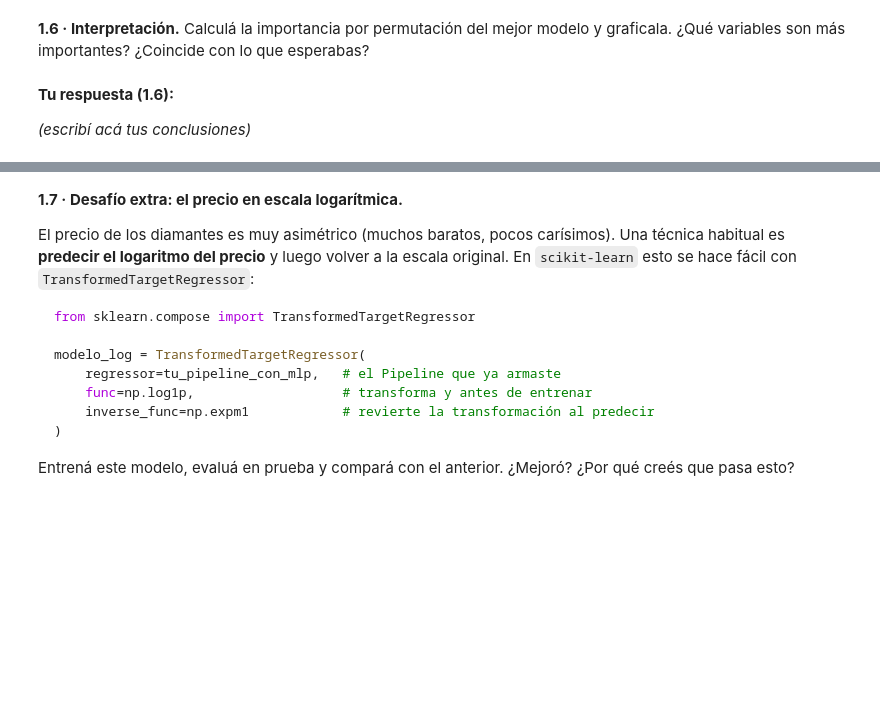
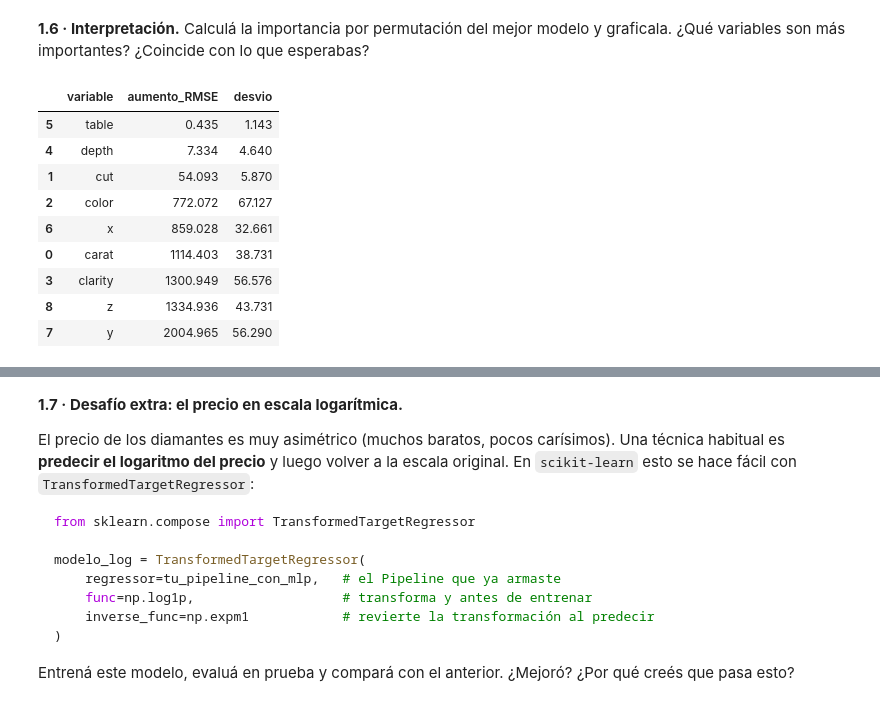
Before and after one commit to enrifonseca/AprendizajeAutomatico1, a Jupyter notebook: ISSD_AA1_Taller_redes_neuronales_sklearn_regresión.ipynb, the cells around one changed output, grey strips where cells are left out. Saved outputs shown, nothing was run; the diff lists cells and outputs as text; code cells hidden in the pictures; blank space fills up the shorter version.

```diff
--- a/ISSD_AA1_Taller_redes_neuronales_sklearn_regresión.ipynb
+++ b/ISSD_AA1_Taller_redes_neuronales_sklearn_regresión.ipynb
@@ -1082,0 +1155,17 @@ El MLP inicial le gana a la regresion lineal ya que obtiene menores errores RMSE
+# %%
+# Evaluamos el mejor modelo encontrado en el conjunto de prueba
+mejor_d = busqueda_d.best_estimator_
+
+resultados_diam.append(
+    evaluar_regresion(
+        mejor_d,
+        X_ent_d,
+        y_ent_d,
+        X_prueba_d,
+        y_prueba_d,
+        "MLP optimizado (GridSearch)"
+    )
+)
+
+tabla_final_diam = pd.DataFrame(resultados_diam).set_index("modelo")
+tabla_final_diam
@@ -1088,4 +1181,29 @@ El MLP inicial le gana a la regresion lineal ya que obtiene menores errores RMSE
-# %% [markdown]
-**Tu respuesta (1.6):**
-
-*(escribí acá tus conclusiones)*
+# %%
+# Tu código aquí
+imp_d = permutation_importance(
+    mejor_d,
+    X_prueba_d,
+    y_prueba_d,
+    n_repeats=20,
+    scoring="neg_root_mean_squared_error",
+    random_state=SEMILLA
+)
+
+importancias_d = pd.DataFrame({
+    "variable": X_prueba_d.columns,
+    "aumento_RMSE": imp_d.importances_mean,
+    "desvio": imp_d.importances_std
+}).sort_values("aumento_RMSE")
+
+importancias_d
+# %% [output]
+|  | variable | aumento_RMSE | desvio |
+| 5 | table | 0.435 | 1.143 |
+| 4 | depth | 7.334 | 4.640 |
+| 1 | cut | 54.093 | 5.870 |
+| 2 | color | 772.072 | 67.127 |
+| 6 | x | 859.028 | 32.661 |
+| 0 | carat | 1114.403 | 38.731 |
+| 3 | clarity | 1300.949 | 56.576 |
+| 8 | z | 1334.936 | 43.731 |
+| 7 | y | 2004.965 | 56.290 |
```
Also changed, not shown: parts of 9 cells of this notebook.
